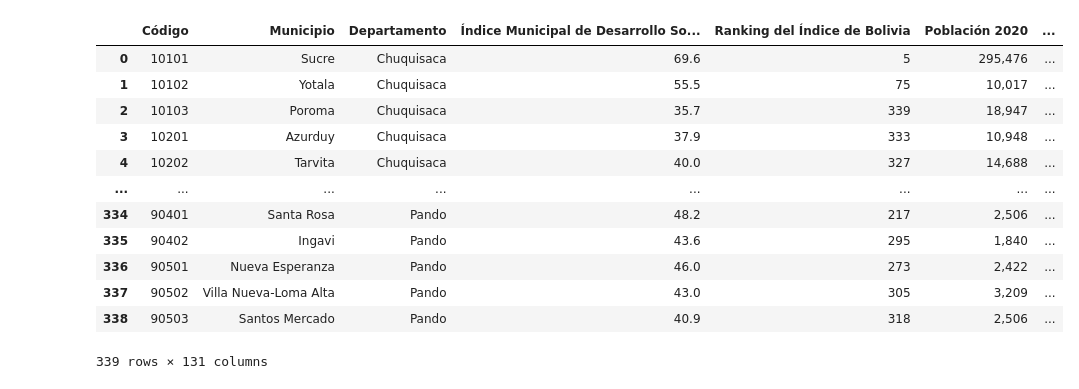
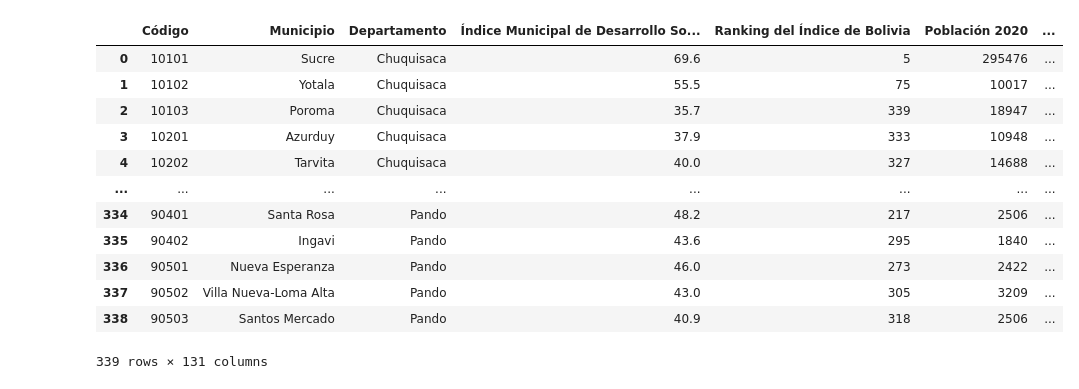
Before and after one commit to dquintani/vacunacion-municipios-bo, a Jupyter notebook: vacunacion_municipal.ipynb, the cells around one changed output. Saved outputs shown, nothing was run; the diff lists cells and outputs as text; code cells hidden in the pictures.

```diff
--- a/vacunacion_municipal.ipynb
+++ b/vacunacion_municipal.ipynb
@@ -22,17 +27,18 @@ df
 # %%
-sdsn = pd.read_csv("sdsn/sdsn.csv")
+sdsn = pd.read_csv("other/sdsn/sdsn.csv")
+
 sdsn
 # %% [output]
 |  | Código | Municipio | Departamento | Índice Municipal de Desarrollo So... | Ranking del Índice de Bolivia | Población 2020 | ... |
-| 0 | 10101 | Sucre | Chuquisaca | 69.6 | 5 | 295,476 | ... |
-| 1 | 10102 | Yotala | Chuquisaca | 55.5 | 75 | 10,017 | ... |
-| 2 | 10103 | Poroma | Chuquisaca | 35.7 | 339 | 18,947 | ... |
-| 3 | 10201 | Azurduy | Chuquisaca | 37.9 | 333 | 10,948 | ... |
-| 4 | 10202 | Tarvita | Chuquisaca | 40.0 | 327 | 14,688 | ... |
+| 0 | 10101 | Sucre | Chuquisaca | 69.6 | 5 | 295476 | ... |
+| 1 | 10102 | Yotala | Chuquisaca | 55.5 | 75 | 10017 | ... |
+| 2 | 10103 | Poroma | Chuquisaca | 35.7 | 339 | 18947 | ... |
+| 3 | 10201 | Azurduy | Chuquisaca | 37.9 | 333 | 10948 | ... |
+| 4 | 10202 | Tarvita | Chuquisaca | 40.0 | 327 | 14688 | ... |
 | ... | ... | ... | ... | ... | ... | ... | ... |
-| 334 | 90401 | Santa Rosa | Pando | 48.2 | 217 | 2,506 | ... |
-| 335 | 90402 | Ingavi | Pando | 43.6 | 295 | 1,840 | ... |
-| 336 | 90501 | Nueva Esperanza | Pando | 46.0 | 273 | 2,422 | ... |
-| 337 | 90502 | Villa Nueva-Loma Alta | Pando | 43.0 | 305 | 3,209 | ... |
-| 338 | 90503 | Santos Mercado | Pando | 40.9 | 318 | 2,506 | ... |
+| 334 | 90401 | Santa Rosa | Pando | 48.2 | 217 | 2506 | ... |
+| 335 | 90402 | Ingavi | Pando | 43.6 | 295 | 1840 | ... |
+| 336 | 90501 | Nueva Esperanza | Pando | 46.0 | 273 | 2422 | ... |
+| 337 | 90502 | Villa Nueva-Loma Alta | Pando | 43.0 | 305 | 3209 | ... |
+| 338 | 90503 | Santos Mercado | Pando | 40.9 | 318 | 2506 | ... |
 339 rows × 131 columns
```
Also changed, not shown: parts of 22 cells of this notebook, 8 other files.
